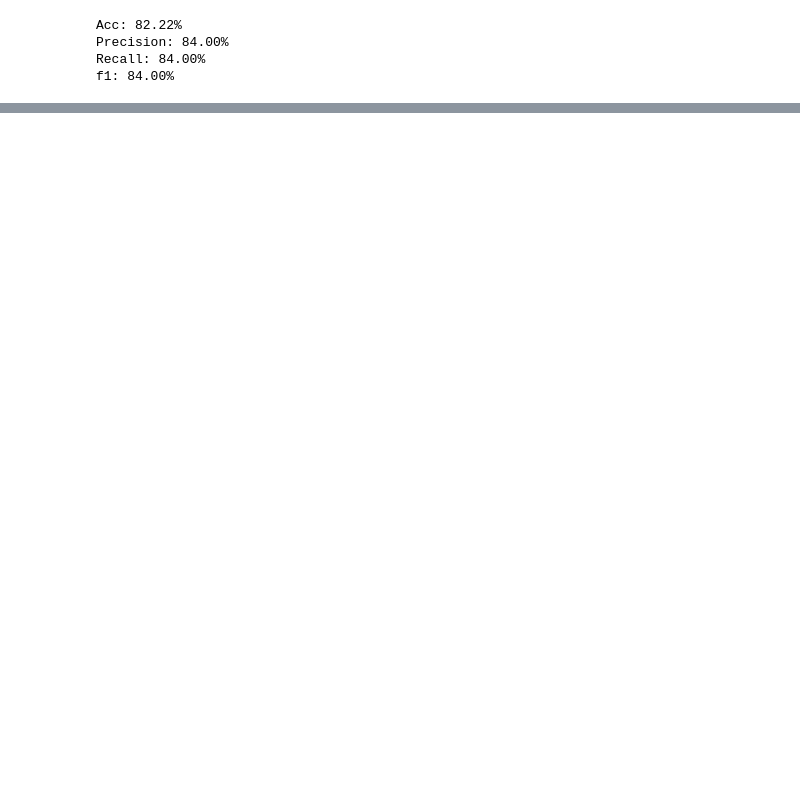
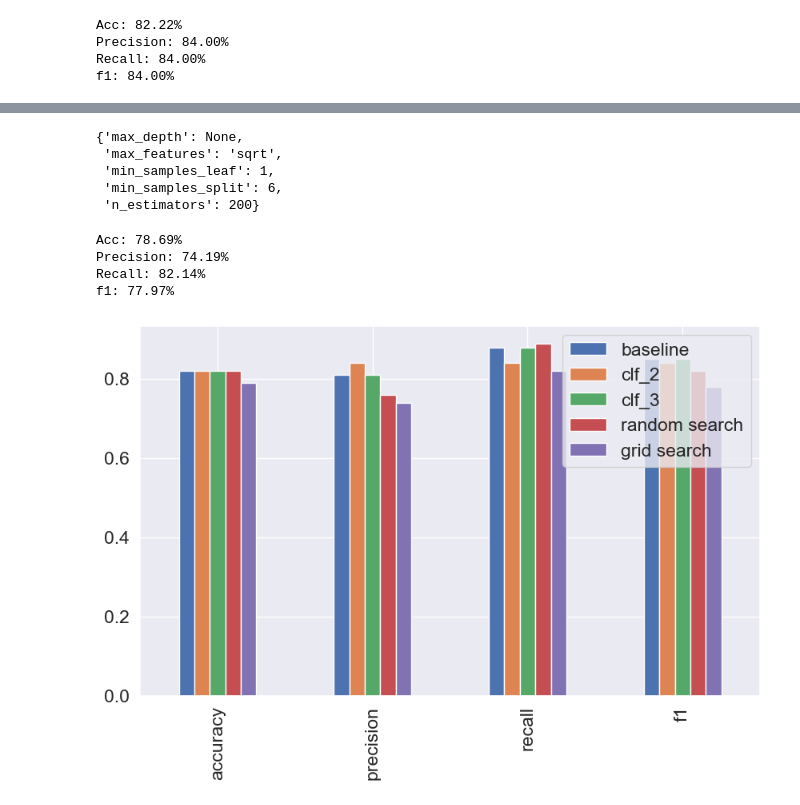
Before and after one commit to shrinidhib/ML-learn, a Jupyter notebook: introduction-to-scikit-learn.ipynb, the cells around one changed output, grey strips where cells are left out. Cells and saved outputs as stored; diff of their text form; code cells hidden in the pictures; blank space fills up the shorter version.

Commit message:
ScikitLearn - adjust hyper-paramters using RandomSearchCV and GridSearchCV

```diff
--- a/introduction-to-scikit-learn.ipynb
+++ b/introduction-to-scikit-learn.ipynb
@@ -1396,3 +1396,6 @@ f1: 84.00%
 # adjust max depth
 clf_3=RandomForestClassifier(n_estimators=100, max_depth=10)
 clf_3.fit(x_train,y_train)
+y_preds_3=clf_3.predict(x_valid)
+
+clf_3_metrics=evaluate_preds(y_valid,y_preds_3)
@@ -1398,0 +1459,4 @@ clf_3.fit(x_train,y_train)
+# %%
+# make preds with them
+rs_y_preds=rs_clf.predict(x_test)
+rs_metrics=evaluate_preds(y_test,rs_y_preds)
@@ -1398,0 +1478,24 @@ clf_3.fit(x_train,y_train)
+# %%
+grid2={'n_estimators': [100, 200, 500],
+     'max_depth': [None],
+     'max_features': ['log2', 'sqrt'],
+     'min_samples_split': [6],
+     'min_samples_leaf': [1, 2]
+}
+
+from sklearn.model_selection import GridSearchCV
+
+np.random.seed(42)
+X=heart_disease_shuffled.drop('target', axis=1)
+y=heart_disease_shuffled['target']
+x_train, x_test, y_train, y_test=train_test_split(X,y,test_size=0.2)
+
+clf=RandomForestClassifier(n_jobs=1)
+
+gs_clf=GridSearchCV(estimator=clf,
+                         param_grid=grid2,
+                         cv=5,
+                         verbose=2)
+
+#fit randomised search cv
+gs_clf.fit(x_train, y_train);
@@ -1398,0 +1520,26 @@ clf_3.fit(x_train,y_train)
+# %%
+gs_clf.best_params_
+# %% [output]
+{'max_depth': None,
+ 'max_features': 'sqrt',
+ 'min_samples_leaf': 1,
+ 'min_samples_split': 6,
+ 'n_estimators': 200}
+# %%
+gs_y_pred=gs_clf.predict(x_test)
+gs_metrics=evaluate_preds(y_test,gs_y_pred)
+# %% [output]
+Acc: 78.69%
+Precision: 74.19%
+Recall: 82.14%
+f1: 77.97%
+# %%
+compare_metrics=pd.DataFrame({"baseline": baseline_metrics,
+                             "clf_2": clf_2_metrics,
+                             "clf_3": clf_3_metrics,
+                             "random search": rs_metrics,
+                             "grid search": gs_metrics})
+
+compare_metrics.plot.bar(figsize=(10,6));
+# %% [output]
+[figure, added]
```
Also changed, not shown: parts of 9 cells of this notebook.
